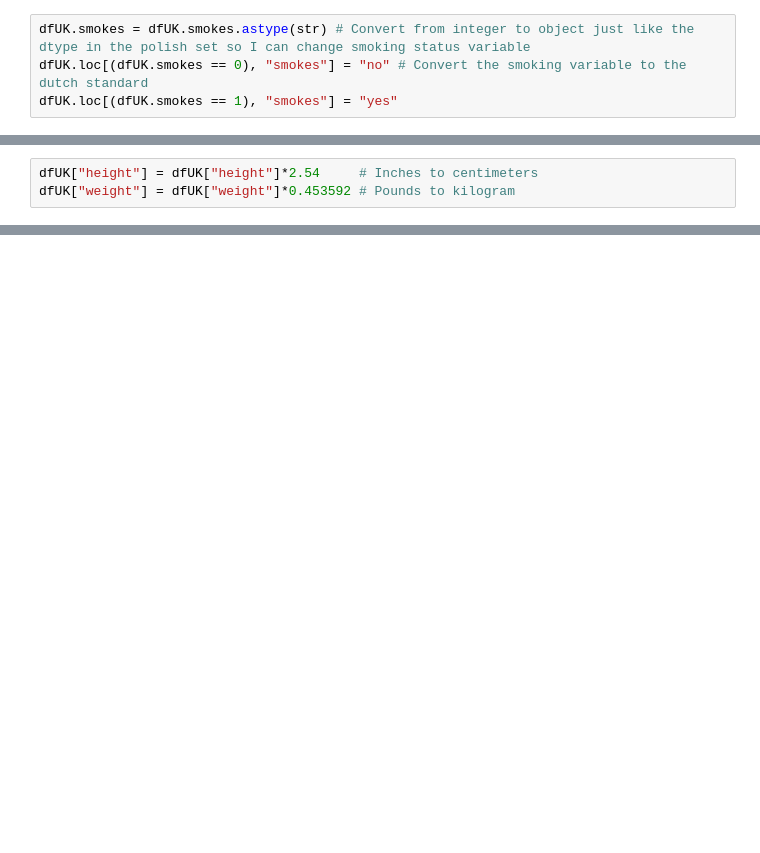
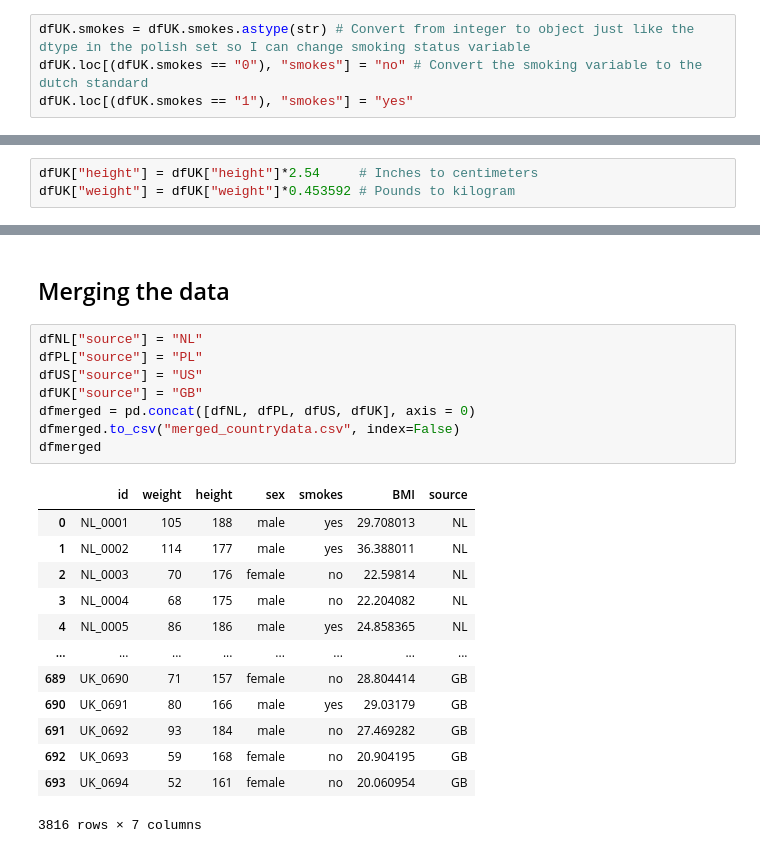
Before and after one commit to AladinAmeziane/EfDS_assignments, a Jupyter notebook: Assignment_C/out/Assignment_C_Report.ipynb, the cells around one changed output, grey strips where cells are left out. Saved outputs shown, nothing was run; the diff lists cells and outputs as text; blank space fills up the shorter version.

```diff
--- a/Assignment_C/out/Assignment_C_Report.ipynb
+++ b/Assignment_C/out/Assignment_C_Report.ipynb
@@ -142,8 +139,8 @@ dfUK
 For the UK: Weight seems quite high in general, also in datawrangler so possible that this is in pounds instead of kilogram. Height is most certainly in inches instead of meter or centimer. The smoking status is also coded as 0 and 1 instead of yes no and for sex we have 7 distinct possibilities instead of 2 which we will have to fix. Finally in weight we have several individuals in the 950-1000 range. If there was one it could be a possibility, but they all seem to have a weight of 999 so I have a strong suspicion that these individuals just had missing values which has been filled in as 999. Similarily for height, some individuals have a negative height which I take to just be missing. Lets fix it!
 # %%
 dfUK.smokes = dfUK.smokes.astype(str) # Convert from integer to object just like the dtype in the polish set so I can change smoking status variable
-dfUK.loc[(dfUK.smokes == 0), "smokes"] = "no" # Convert the smoking variable to the dutch standard
-dfUK.loc[(dfUK.smokes == 1), "smokes"] = "yes"
+dfUK.loc[(dfUK.smokes == "0"), "smokes"] = "no" # Convert the smoking variable to the dutch standard
+dfUK.loc[(dfUK.smokes == "1"), "smokes"] = "yes"
 # %%
 dfUK["sex"].unique() # These are the unique values for sex column, lets dichotomize it
 
@@ -188,0 +185,24 @@ dtype: object
+# %% [markdown]
+## Merging the data
+# %%
+dfNL["source"] = "NL"
+dfPL["source"] = "PL"
+dfUS["source"] = "US"
+dfUK["source"] = "GB"
+dfmerged = pd.concat([dfNL, dfPL, dfUS, dfUK], axis = 0)
+dfmerged.to_csv("merged_countrydata.csv", index=False)
+dfmerged
+# %% [output]
+|  | id | weight | height | sex | smokes | BMI | source |
+| 0 | NL_0001 | 105 | 188 | male | yes | 29.708013 | NL |
+| 1 | NL_0002 | 114 | 177 | male | yes | 36.388011 | NL |
+| 2 | NL_0003 | 70 | 176 | female | no | 22.59814 | NL |
+| 3 | NL_0004 | 68 | 175 | male | no | 22.204082 | NL |
+| 4 | NL_0005 | 86 | 186 | male | yes | 24.858365 | NL |
+| ... | ... | ... | ... | ... | ... | ... | ... |
+| 689 | UK_0690 | 71 | 157 | female | no | 28.804414 | GB |
+| 690 | UK_0691 | 80 | 166 | male | yes | 29.03179 | GB |
+| 691 | UK_0692 | 93 | 184 | male | no | 27.469282 | GB |
+| 692 | UK_0693 | 59 | 168 | female | no | 20.904195 | GB |
+| 693 | UK_0694 | 52 | 161 | female | no | 20.060954 | GB |
+3816 rows × 7 columns
```
Also changed, not shown: parts of 24 cells of this notebook.
